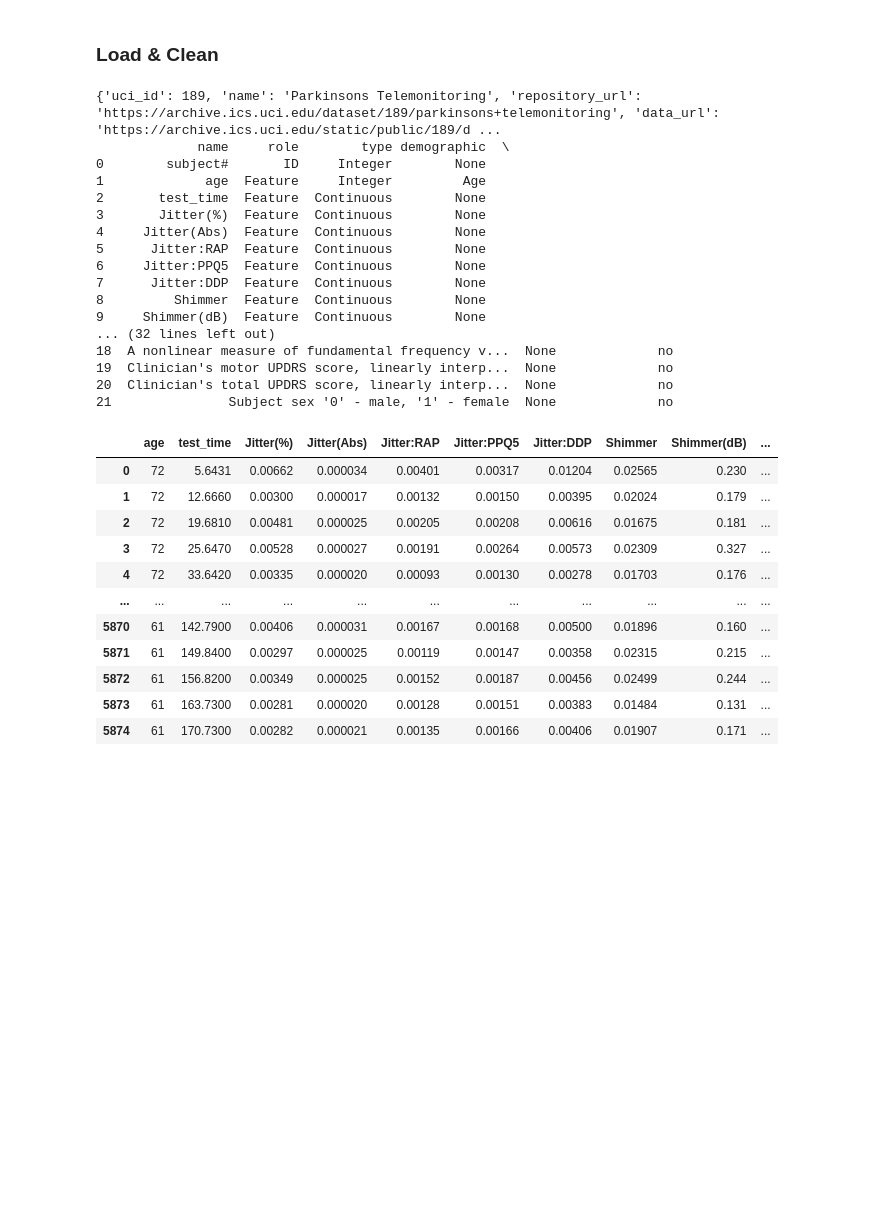
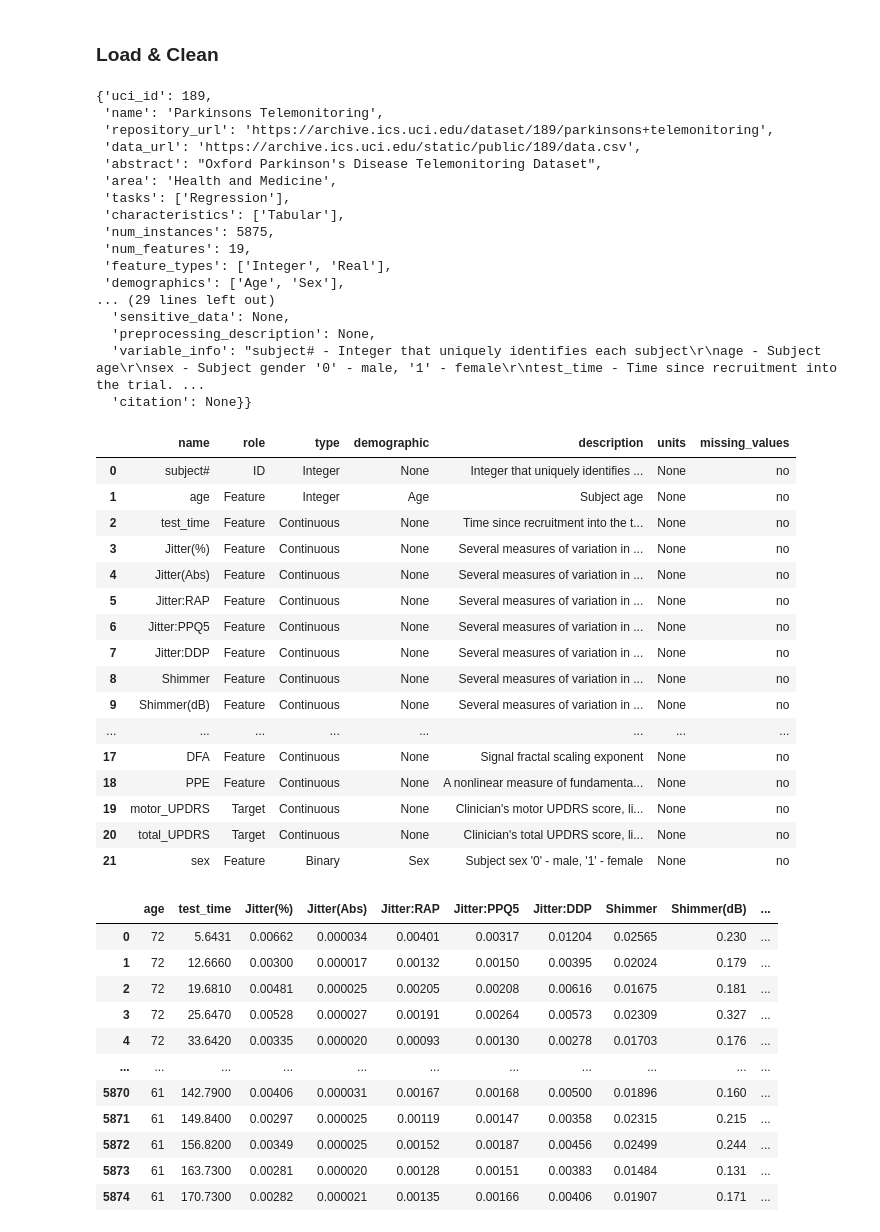
Before and after one commit to ArunR-DSML/DX799_O1, a Jupyter notebook: OMDS-ModC-Week1-Ram-Arun.ipynb, the cells around one changed output. Drawn from its saved outputs; the diff is of its cells as text; code cells hidden in the pictures; blank space fills up the shorter version.

```diff
--- a/OMDS-ModC-Week1-Ram-Arun.ipynb
+++ b/OMDS-ModC-Week1-Ram-Arun.ipynb
@@ -124,28 +124,47 @@ X = parkinsons_telemonitoring.data.features
 y = parkinsons_telemonitoring.data.targets
 
 # metadata
-print(parkinsons_telemonitoring.metadata)
-
-# variable information
-print(parkinsons_telemonitoring.variables)
+parkinsons_telemonitoring.metadata
 # %% [output]
-{'uci_id': 189, 'name': 'Parkinsons Telemonitoring', 'repository_url': 'https://archive.ics.uci.edu/dataset/189/parkinsons+telemonitoring', 'data_url': 'https://archive.ics.uci.edu/static/public/189/d ...
-             name     role        type demographic  \
-0        subject#       ID     Integer        None
-1             age  Feature     Integer         Age
-2       test_time  Feature  Continuous        None
-3       Jitter(%)  Feature  Continuous        None
-4     Jitter(Abs)  Feature  Continuous        None
-5      Jitter:RAP  Feature  Continuous        None
-6     Jitter:PPQ5  Feature  Continuous        None
-7      Jitter:DDP  Feature  Continuous        None
-8         Shimmer  Feature  Continuous        None
-9     Shimmer(dB)  Feature  Continuous        None
-... (32 lines left out)
-18  A nonlinear measure of fundamental frequency v...  None             no
-19  Clinician's motor UPDRS score, linearly interp...  None             no
-20  Clinician's total UPDRS score, linearly interp...  None             no
-21               Subject sex '0' - male, '1' - female  None             no
+{'uci_id': 189,
+ 'name': 'Parkinsons Telemonitoring',
+ 'repository_url': 'https://archive.ics.uci.edu/dataset/189/parkinsons+telemonitoring',
+ 'data_url': 'https://archive.ics.uci.edu/static/public/189/data.csv',
+ 'abstract': "Oxford Parkinson's Disease Telemonitoring Dataset",
+ 'area': 'Health and Medicine',
+ 'tasks': ['Regression'],
+ 'characteristics': ['Tabular'],
+ 'num_instances': 5875,
+ 'num_features': 19,
+ 'feature_types': ['Integer', 'Real'],
+ 'demographics': ['Age', 'Sex'],
+... (29 lines left out)
+  'sensitive_data': None,
+  'preprocessing_description': None,
+  'variable_info': "subject# - Integer that uniquely identifies each subject\r\nage - Subject age\r\nsex - Subject gender '0' - male, '1' - female\r\ntest_time - Time since recruitment into the trial. ...
+  'citation': None}}
+# %%
+
+# variable information
+parkinsons_telemonitoring.variables
+# %% [output]
+|  | name | role | type | demographic | description | units | missing_values |
+| 0 | subject# | ID | Integer | None | Integer that uniquely identifies ... | None | no |
+| 1 | age | Feature | Integer | Age | Subject age | None | no |
+| 2 | test_time | Feature | Continuous | None | Time since recruitment into the t... | None | no |
+| 3 | Jitter(%) | Feature | Continuous | None | Several measures of variation in ... | None | no |
+| 4 | Jitter(Abs) | Feature | Continuous | None | Several measures of variation in ... | None | no |
+| 5 | Jitter:RAP | Feature | Continuous | None | Several measures of variation in ... | None | no |
+| 6 | Jitter:PPQ5 | Feature | Continuous | None | Several measures of variation in ... | None | no |
+| 7 | Jitter:DDP | Feature | Continuous | None | Several measures of variation in ... | None | no |
+| 8 | Shimmer | Feature | Continuous | None | Several measures of variation in ... | None | no |
+| 9 | Shimmer(dB) | Feature | Continuous | None | Several measures of variation in ... | None | no |
+| ... | ... | ... | ... | ... | ... | ... | ... |
+| 17 | DFA | Feature | Continuous | None | Signal fractal scaling exponent | None | no |
+| 18 | PPE | Feature | Continuous | None | A nonlinear measure of fundamenta... | None | no |
+| 19 | motor_UPDRS | Target | Continuous | None | Clinician's motor UPDRS score, li... | None | no |
+| 20 | total_UPDRS | Target | Continuous | None | Clinician's total UPDRS score, li... | None | no |
+| 21 | sex | Feature | Binary | Sex | Subject sex '0' - male, '1' - female | None | no |
 # %%
 # concatenate X and first column of y
 X = pd.concat([X, y['motor_UPDRS']], axis=1)
```
